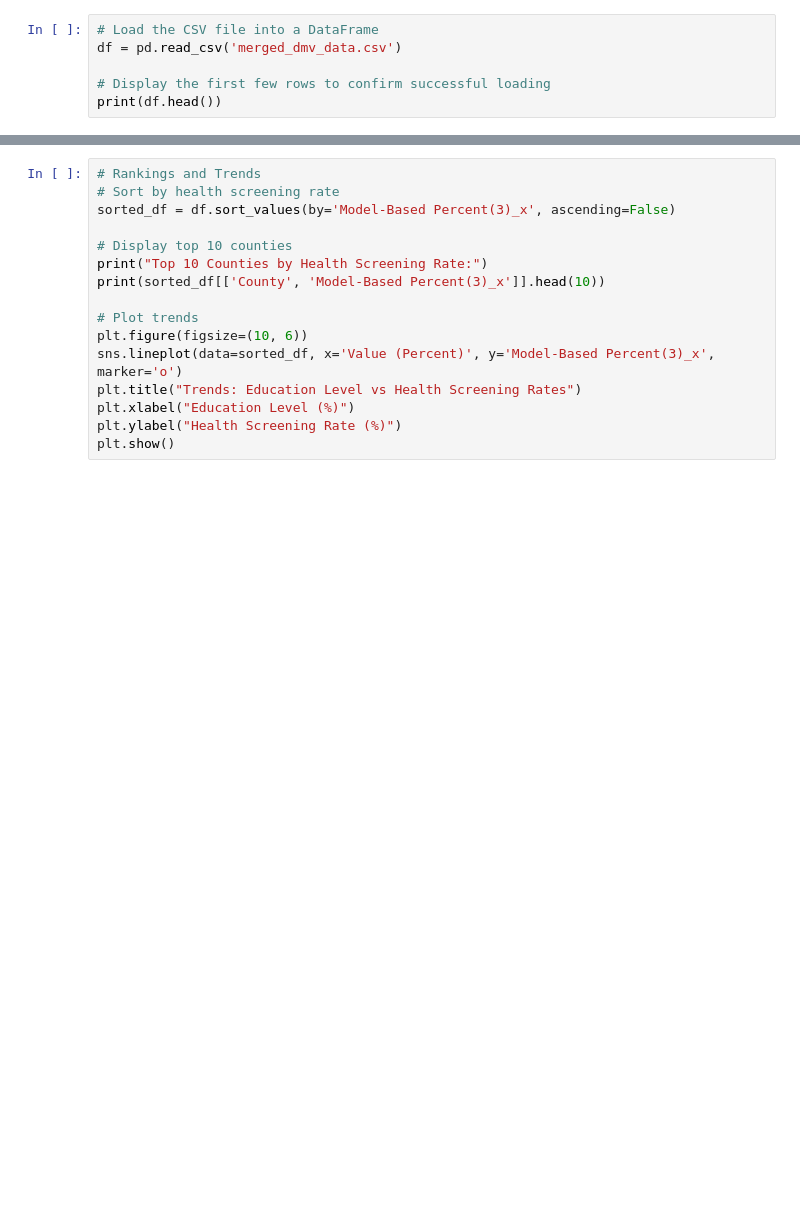
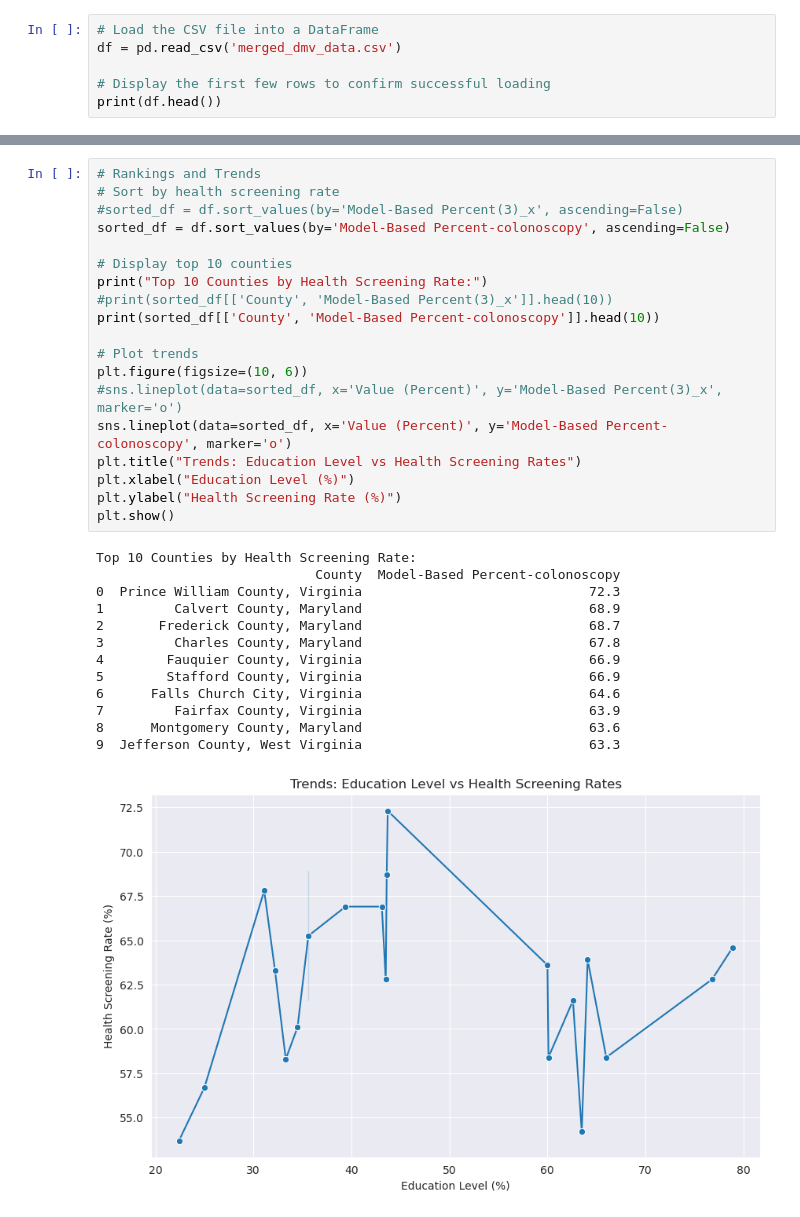
Before and after one commit to RyGaff/Individual-Health-in-the-Largest-U.S-Metropolitan-Areas, a Jupyter notebook: Economics-Health.ipynb, the cells around one changed output, grey strips where cells are left out. Cells and saved outputs as stored; diff of their text form; blank space fills up the shorter version.

```diff
--- a/Economics-Health.ipynb
+++ b/Economics-Health.ipynb
@@ -294,19 +448,36 @@ plt.show()
 # %%
 # Rankings and Trends
 # Sort by health screening rate
-sorted_df = df.sort_values(by='Model-Based Percent(3)_x', ascending=False)
+#sorted_df = df.sort_values(by='Model-Based Percent(3)_x', ascending=False)
+sorted_df = df.sort_values(by='Model-Based Percent-colonoscopy', ascending=False)
 
 # Display top 10 counties
 print("Top 10 Counties by Health Screening Rate:")
-print(sorted_df[['County', 'Model-Based Percent(3)_x']].head(10))
+#print(sorted_df[['County', 'Model-Based Percent(3)_x']].head(10))
+print(sorted_df[['County', 'Model-Based Percent-colonoscopy']].head(10))
 
 # Plot trends
 plt.figure(figsize=(10, 6))
-sns.lineplot(data=sorted_df, x='Value (Percent)', y='Model-Based Percent(3)_x', marker='o')
+#sns.lineplot(data=sorted_df, x='Value (Percent)', y='Model-Based Percent(3)_x', marker='o')
+sns.lineplot(data=sorted_df, x='Value (Percent)', y='Model-Based Percent-colonoscopy', marker='o')
 plt.title("Trends: Education Level vs Health Screening Rates")
 plt.xlabel("Education Level (%)")
 plt.ylabel("Health Screening Rate (%)")
 plt.show()
+# %% [output]
+Top 10 Counties by Health Screening Rate:
+                            County  Model-Based Percent-colonoscopy
+0  Prince William County, Virginia                             72.3
+1         Calvert County, Maryland                             68.9
+2       Frederick County, Maryland                             68.7
+3         Charles County, Maryland                             67.8
+4        Fauquier County, Virginia                             66.9
+5        Stafford County, Virginia                             66.9
+6      Falls Church City, Virginia                             64.6
+7         Fairfax County, Virginia                             63.9
+8      Montgomery County, Maryland                             63.6
+9  Jefferson County, West Virginia                             63.3
+[figure, added]
 # %%
 # Correlation Analysis
 # Correlation matrix
```
Also changed, not shown: parts of 14 cells of this notebook, 4 other files.
